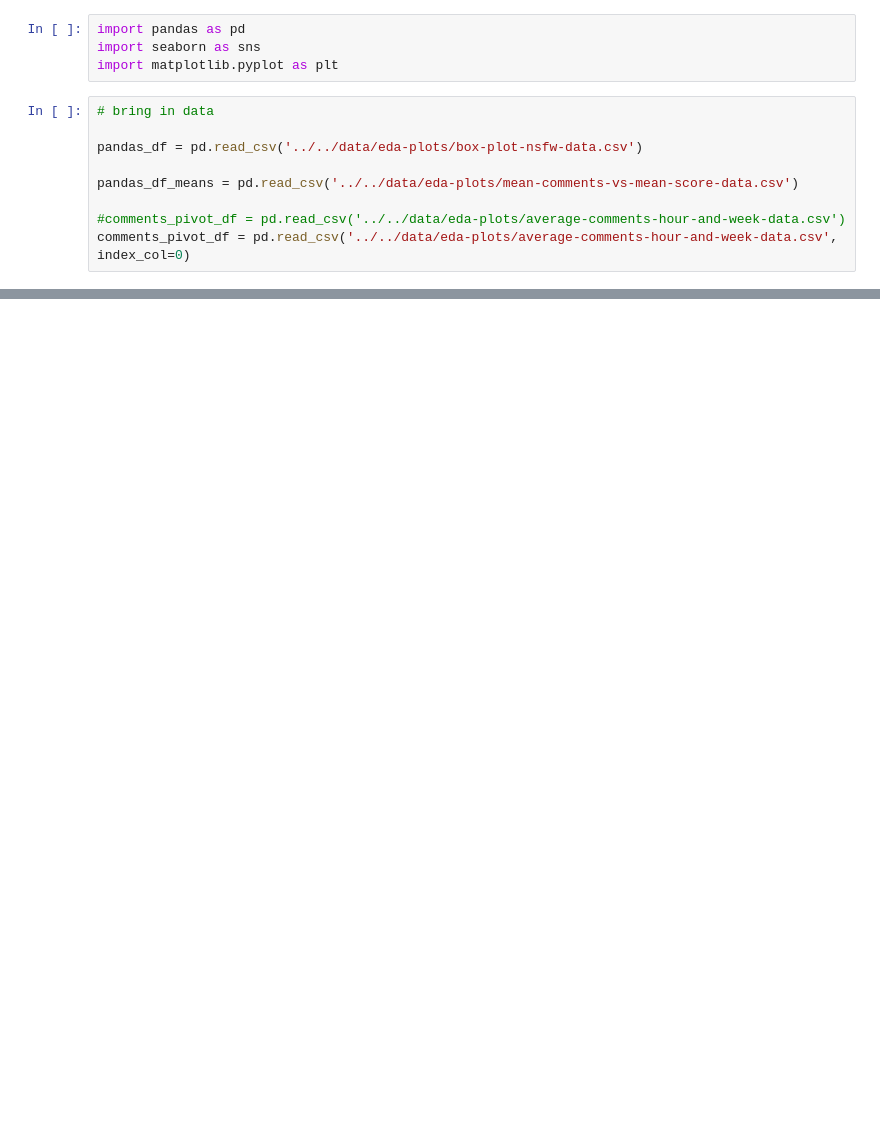
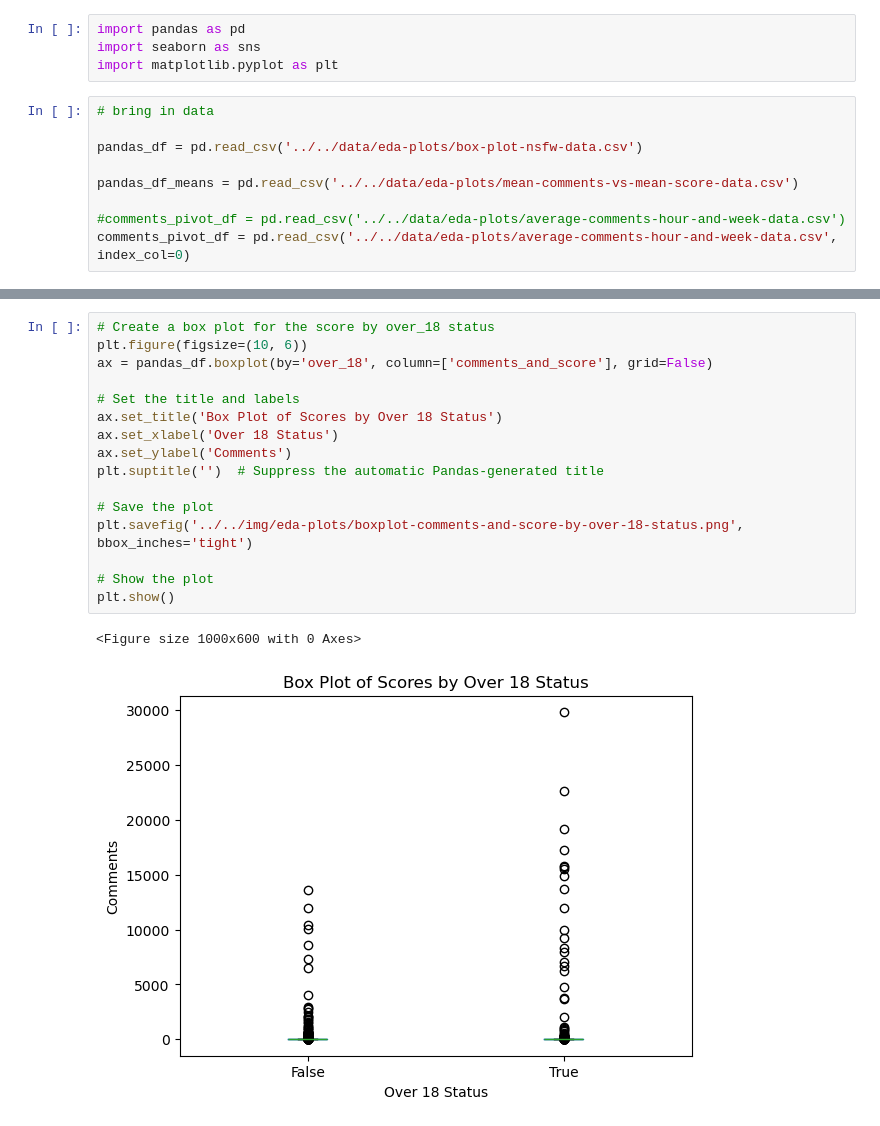
Before and after one commit to gu-dsan6000/fall-2023-reddit-project-team-17, a Jupyter notebook: code/project_eda/eda-plots-from-data.ipynb, the cells around one changed output, grey strips where cells are left out. Cells and saved outputs as stored; diff of their text form; blank space fills up the shorter version.

```diff
--- a/code/project_eda/eda-plots-from-data.ipynb
+++ b/code/project_eda/eda-plots-from-data.ipynb
@@ -30,3 +33,22 @@ plt.show()
+# %%
+# Create a box plot for the score by over_18 status
+plt.figure(figsize=(10, 6))
+ax = pandas_df.boxplot(by='over_18', column=['comments_and_score'], grid=False)
+
+# Set the title and labels
+ax.set_title('Box Plot of Scores by Over 18 Status')
+ax.set_xlabel('Over 18 Status')
+ax.set_ylabel('Comments')
+plt.suptitle('')  # Suppress the automatic Pandas-generated title
+
+# Save the plot
+plt.savefig('../../img/eda-plots/boxplot-comments-and-score-by-over-18-status.png', bbox_inches='tight')
+
+# Show the plot
+plt.show()
+# %% [output]
+<Figure size 1000x600 with 0 Axes>
+[figure, added]
 # %%
 # Create the scatter plot
 plt.figure(figsize=(12, 8))
```
Also changed, not shown: parts of 4 cells of this notebook, 15 other files.
